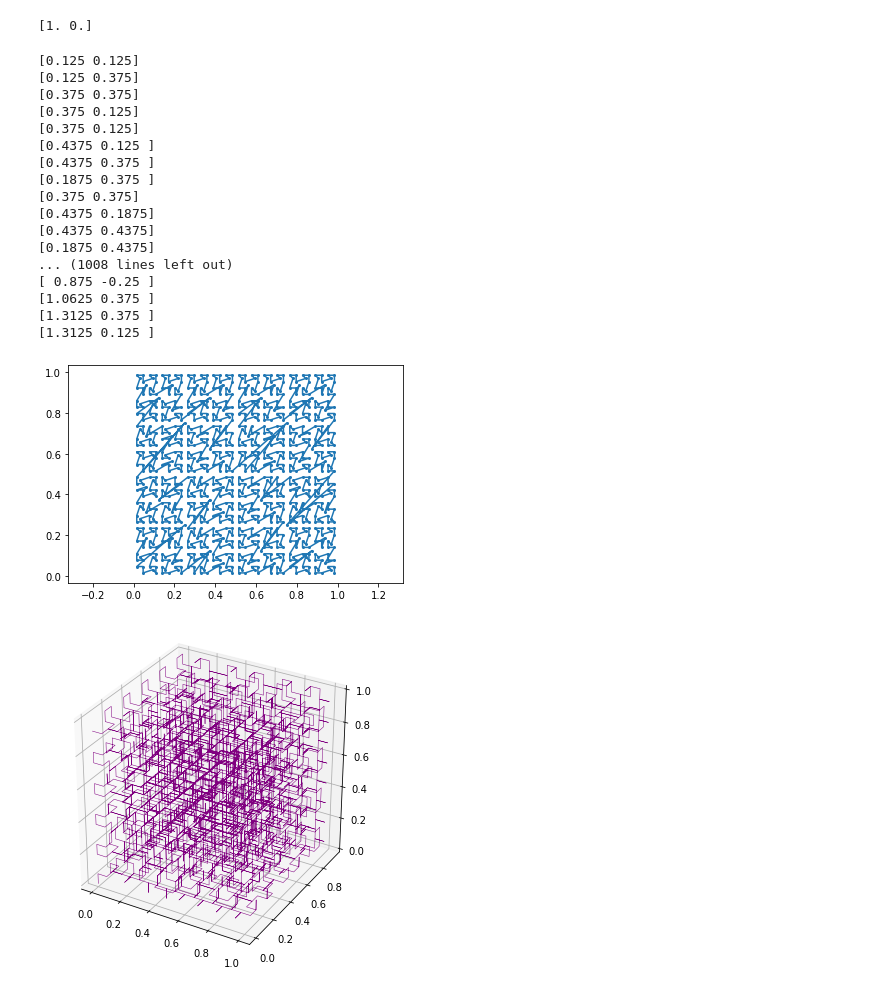
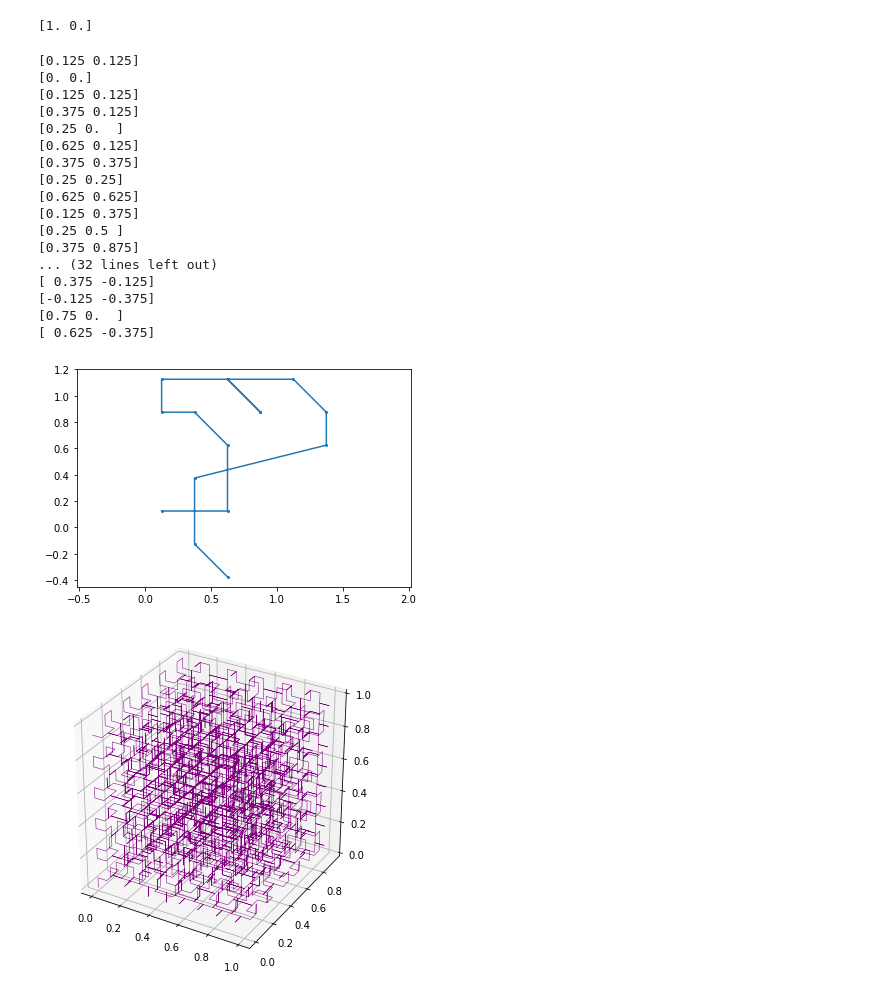
Before and after one commit to NIE0087/BP---prostor-vyplnujici-krivky, a Jupyter notebook: example.ipynb, the cells around one changed output. Cells and saved outputs as stored; diff of their text form; code cells hidden in the pictures.

```diff
--- a/example.ipynb
+++ b/example.ipynb
@@ -113,26 +113,26 @@ Bod na aproximačním polygonu: [0.1875 0.4   ]
 [1. 0.]
 # %%
 h2d = Hilbert2D(10)
-h2d.plot_nicer_hilbert_polygon(5)
+h2d.plot_nicer_hilbert_polygon(2)
 # %% [output]
 [0.125 0.125]
+[0. 0.]
+[0.125 0.125]
+[0.375 0.125]
+[0.25 0.  ]
+[0.625 0.125]
+[0.375 0.375]
+[0.25 0.25]
+[0.625 0.625]
 [0.125 0.375]
-[0.375 0.375]
-[0.375 0.125]
-[0.375 0.125]
-[0.4375 0.125 ]
-[0.4375 0.375 ]
-[0.1875 0.375 ]
-[0.375 0.375]
-[0.4375 0.1875]
-[0.4375 0.4375]
-[0.1875 0.4375]
-... (1008 lines left out)
-[ 0.875 -0.25 ]
-[1.0625 0.375 ]
-[1.3125 0.375 ]
-[1.3125 0.125 ]
+[0.25 0.5 ]
+[0.375 0.875]
+... (32 lines left out)
+[ 0.375 -0.125]
+[-0.125 -0.375]
+[0.75 0.  ]
+[ 0.625 -0.375]
-[figure, old version]
+[figure, new version]
 # %%
 hilbert = Hilbert3D(10)
 hilbert.plot_hilbert_curve(4)
```
Also changed, not shown: 1 other file.
